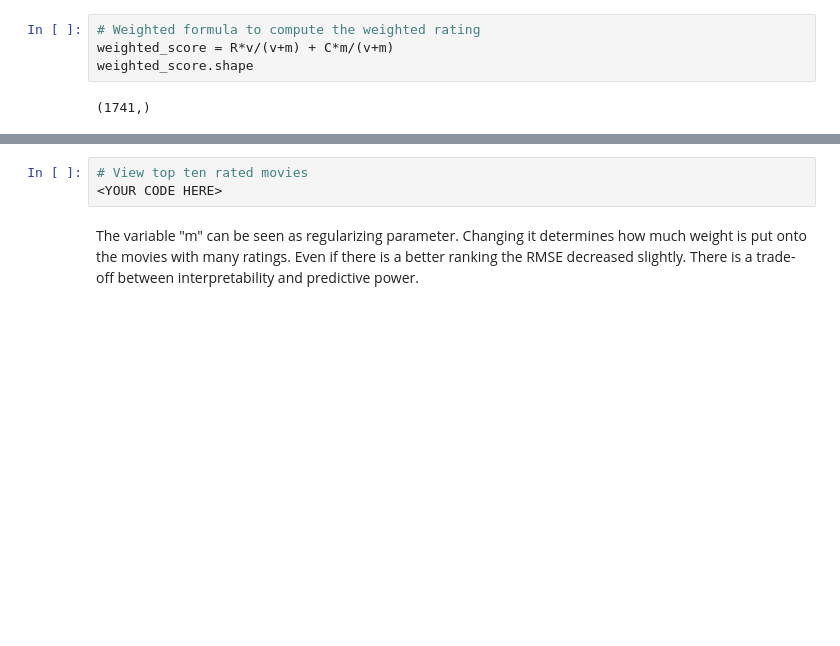
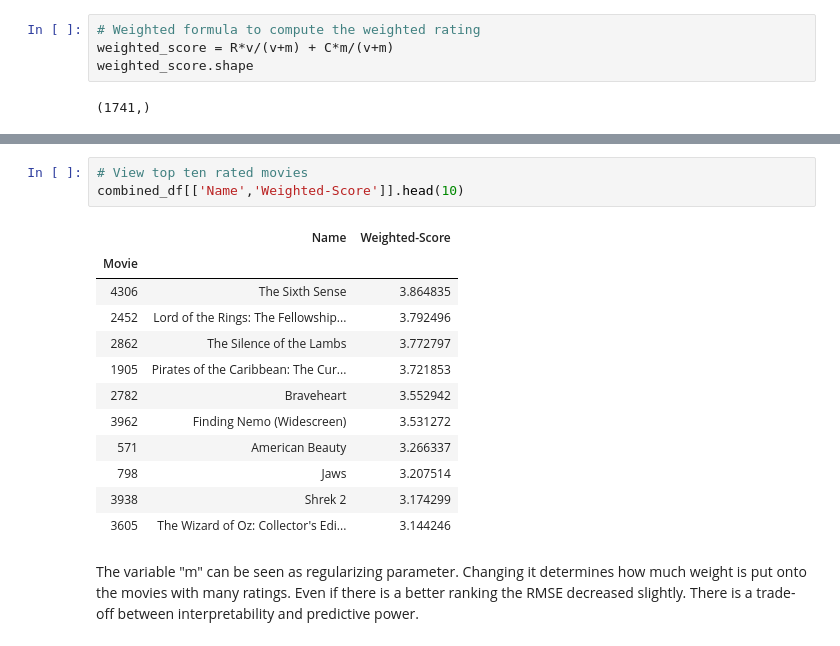
Before and after one commit to narek-g/mec-mini-projects, a Jupyter notebook: mec-17.4.1-recommendation-systems-mini-project/Mini_Project_Recommendation_Systems.ipynb, the cells around one changed output, grey strips where cells are left out. Drawn from its saved outputs; the diff is of its cells as text; blank space fills up the shorter version.

```diff
--- a/mec-17.4.1-recommendation-systems-mini-project/Mini_Project_Recommendation_Systems.ipynb
+++ b/mec-17.4.1-recommendation-systems-mini-project/Mini_Project_Recommendation_Systems.ipynb
@@ -540,6 +582,19 @@ print("The RMSE Value for the Weighted-Mean Rating Recommender:", rmse)
 # %%
 # View top ten rated movies
-<YOUR CODE HERE>
+combined_df[['Name','Weighted-Score']].head(10)
+# %% [output]
+|  | Name | Weighted-Score |
+| Movie |  |  |
+| 4306 | The Sixth Sense | 3.864835 |
+| 2452 | Lord of the Rings: The Fellowship... | 3.792496 |
+| 2862 | The Silence of the Lambs | 3.772797 |
+| 1905 | Pirates of the Caribbean: The Cur... | 3.721853 |
+| 2782 | Braveheart | 3.552942 |
+| 3962 | Finding Nemo (Widescreen) | 3.531272 |
+| 571 | American Beauty | 3.266337 |
+| 798 | Jaws | 3.207514 |
+| 3938 | Shrek 2 | 3.174299 |
+| 3605 | The Wizard of Oz: Collector's Edi... | 3.144246 |
 # %% [markdown]
 The variable "m" can be seen as regularizing parameter. Changing it determines how much weight is put onto the movies with many ratings.
 Even if there is a better ranking the RMSE decreased slightly. There is a trade-off between interpretability and predictive power.
```
Also changed, not shown: parts of 5 cells of this notebook.
